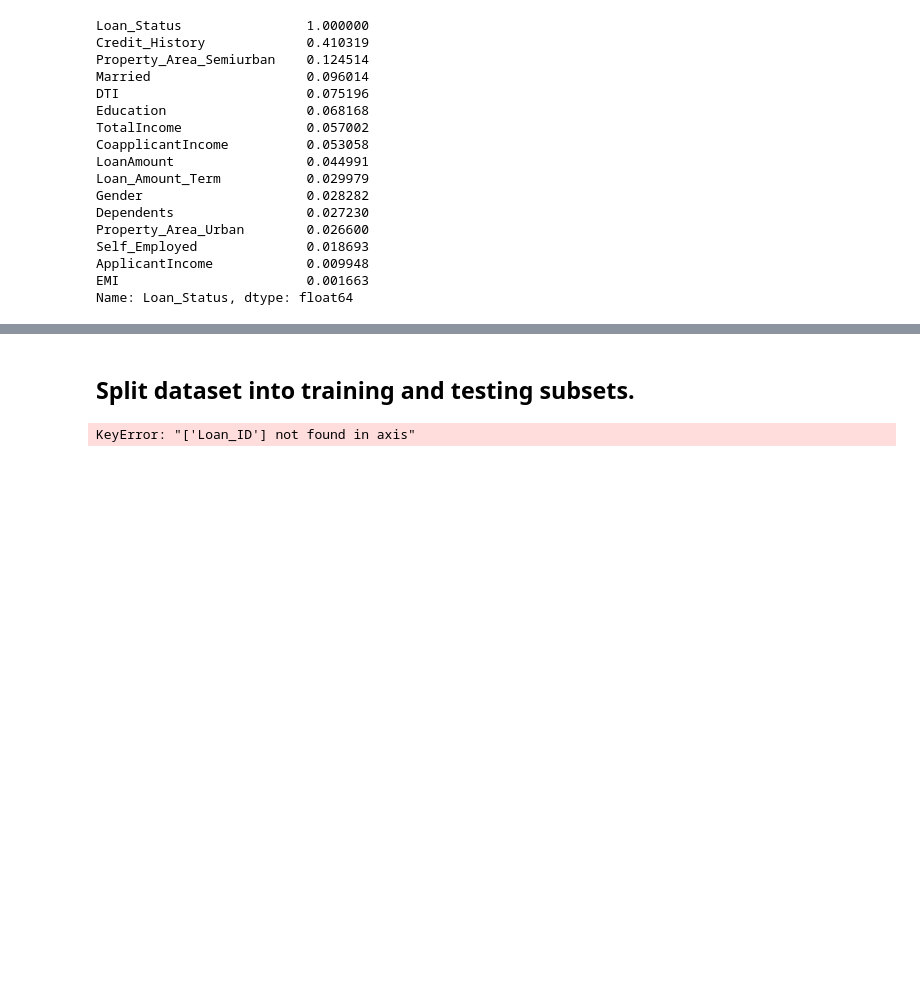
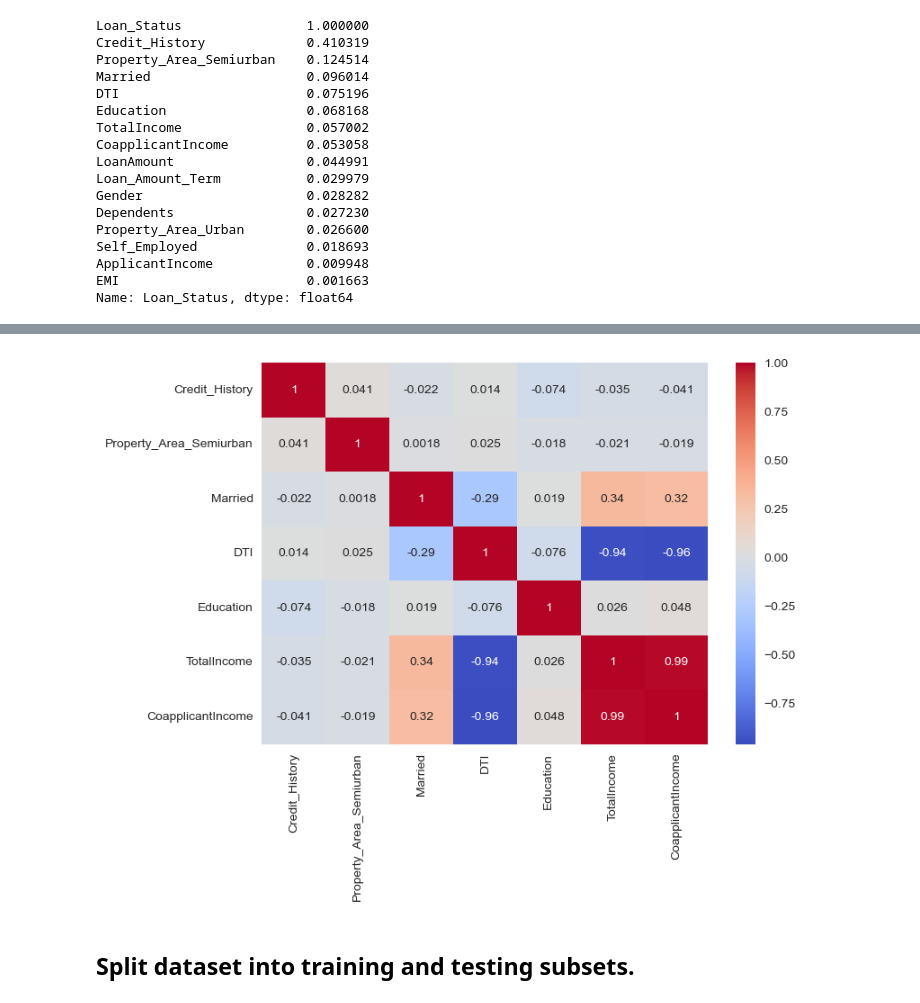
Before and after one commit to Olasquare043/EDA-on-Home-Loan-dataset, a Jupyter notebook: Preprocessing on Home loan.ipynb, the cells around one changed output, grey strips where cells are left out. Drawn from its saved outputs; the diff is of its cells as text; code cells hidden in the pictures; blank space fills up the shorter version.

```diff
--- a/Preprocessing on Home loan.ipynb
+++ b/Preprocessing on Home loan.ipynb
@@ -263,7 +273,11 @@ selected_features are: ['Credit_History', 'Property_Area_Semiurban', 'Married',
+# %%
+# for multicollinearity check
+sns.heatmap(df[selected_features].corr(), annot=True, cmap="coolwarm")
+plt.show()
+# %% [output]
+[figure, added]
 # %% [markdown]
 ## **Split dataset into training and testing subsets.**
 # %%
-x= df[selected_features]
+X= df[selected_features]
 y=df["Loan_Status"]
-# %% [output]
-KeyError: "['Loan_ID'] not found in axis"
```
Also changed, not shown: parts of 3 cells of this notebook.
